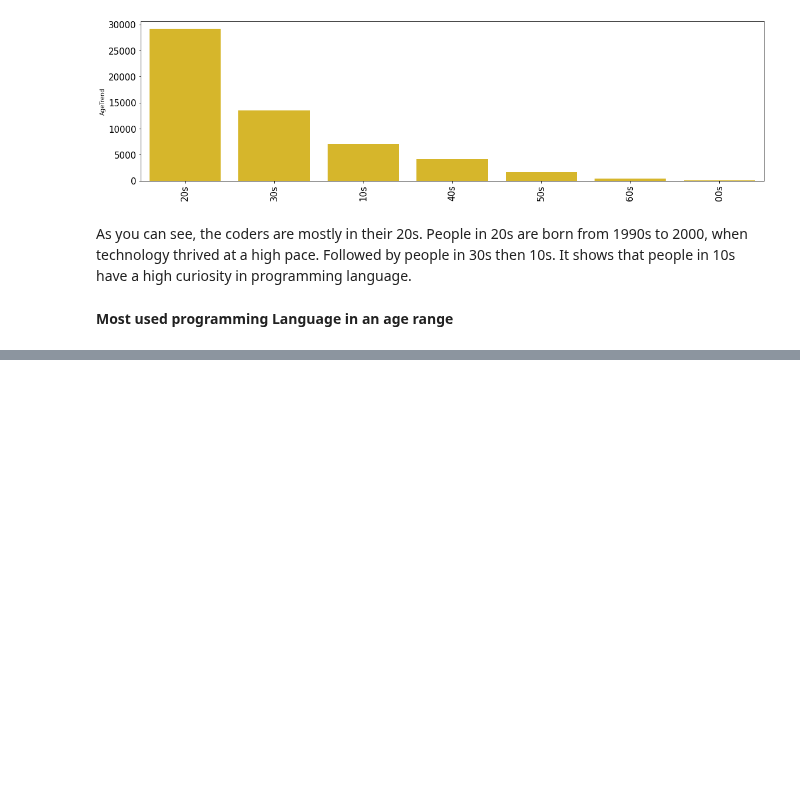
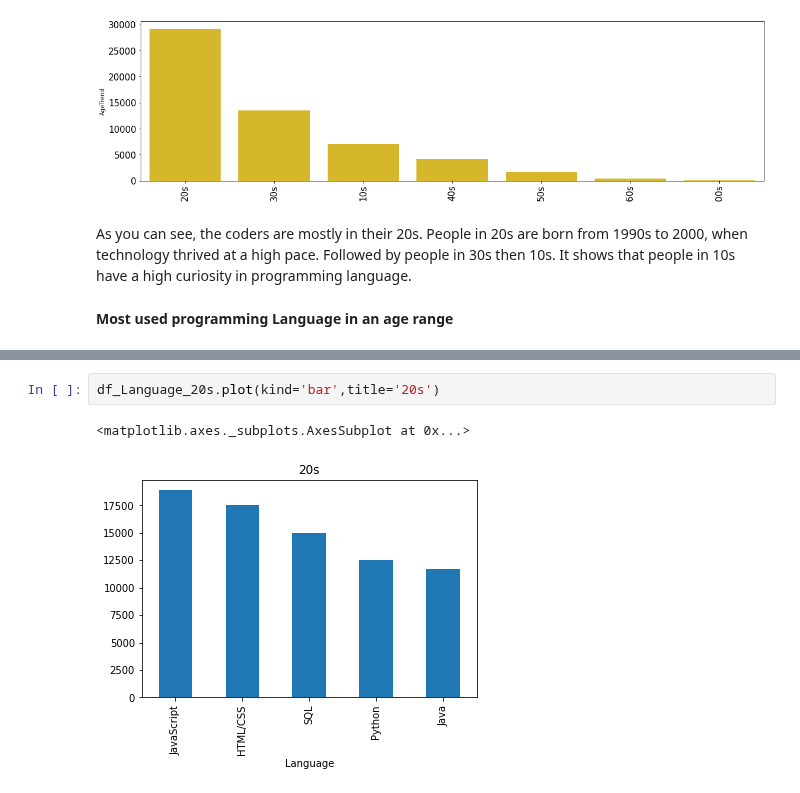
Before and after one commit to yessymarie/dsblogpost, a Jupyter notebook: main.ipynb, the cells around one changed output, grey strips where cells are left out. Cells and saved outputs as stored; diff of their text form; blank space fills up the shorter version.

```diff
--- a/main.ipynb
+++ b/main.ipynb
@@ -122,0 +147,5 @@ As you can see, the coders are mostly in their 20s. People in 20s are born from
+# %%
+df_Language_20s.plot(kind='bar',title='20s')
+# %% [output]
+<matplotlib.axes._subplots.AxesSubplot at 0x...>
+[figure, added]
```
Also changed, not shown: parts of 14 cells of this notebook.
